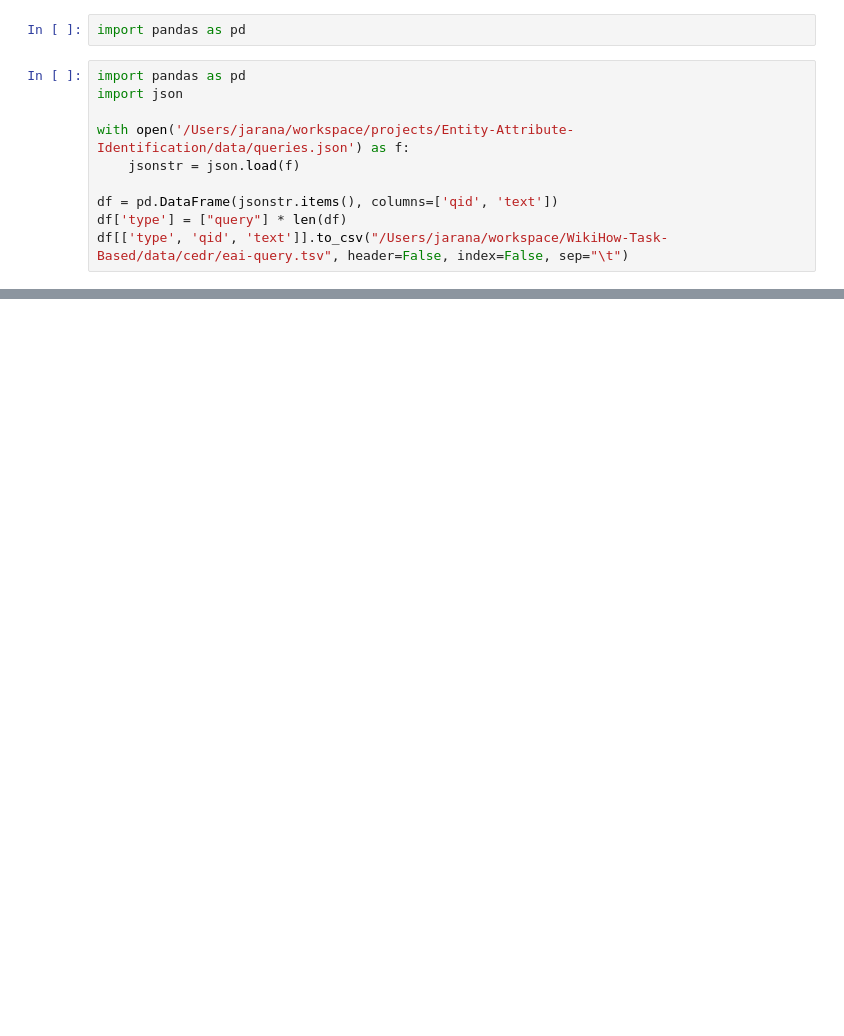
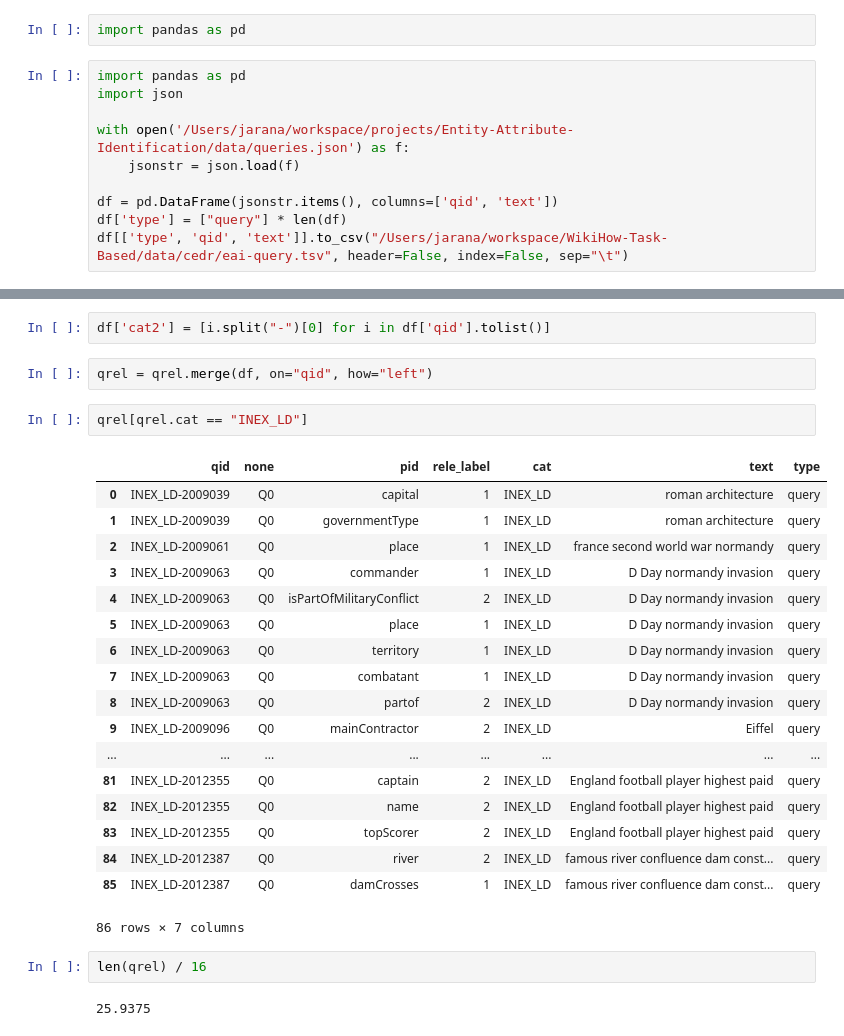
Before and after one commit to feay1234/WikiHow-Task-Based, a Jupyter notebook: Preprocessing Entity-Attribute-Identification (CIKM2018) dataset.ipynb, the cells around one changed output, grey strips where cells are left out. Drawn from its saved outputs; the diff is of its cells as text; blank space fills up the shorter version.

```diff
--- a/Preprocessing Entity-Attribute-Identification (CIKM2018) dataset.ipynb
+++ b/Preprocessing Entity-Attribute-Identification (CIKM2018) dataset.ipynb
@@ -101,0 +312,29 @@ for fold in range(foldNum):
+# %%
+df['cat2'] = [i.split("-")[0] for i in df['qid'].tolist()]
+# %%
+qrel = qrel.merge(df, on="qid", how="left")
+# %%
+qrel[qrel.cat == "INEX_LD"]
+# %% [output]
+|  | qid | none | pid | rele_label | cat | text | type |
+| 0 | INEX_LD-2009039 | Q0 | capital | 1 | INEX_LD | roman architecture | query |
+| 1 | INEX_LD-2009039 | Q0 | governmentType | 1 | INEX_LD | roman architecture | query |
+| 2 | INEX_LD-2009061 | Q0 | place | 1 | INEX_LD | france second world war normandy | query |
+| 3 | INEX_LD-2009063 | Q0 | commander | 1 | INEX_LD | D Day normandy invasion | query |
+| 4 | INEX_LD-2009063 | Q0 | isPartOfMilitaryConflict | 2 | INEX_LD | D Day normandy invasion | query |
+| 5 | INEX_LD-2009063 | Q0 | place | 1 | INEX_LD | D Day normandy invasion | query |
+| 6 | INEX_LD-2009063 | Q0 | territory | 1 | INEX_LD | D Day normandy invasion | query |
+| 7 | INEX_LD-2009063 | Q0 | combatant | 1 | INEX_LD | D Day normandy invasion | query |
+| 8 | INEX_LD-2009063 | Q0 | partof | 2 | INEX_LD | D Day normandy invasion | query |
+| 9 | INEX_LD-2009096 | Q0 | mainContractor | 2 | INEX_LD | Eiffel | query |
+| ... | ... | ... | ... | ... | ... | ... | ... |
+| 81 | INEX_LD-2012355 | Q0 | captain | 2 | INEX_LD | England football player highest paid | query |
+| 82 | INEX_LD-2012355 | Q0 | name | 2 | INEX_LD | England football player highest paid | query |
+| 83 | INEX_LD-2012355 | Q0 | topScorer | 2 | INEX_LD | England football player highest paid | query |
+| 84 | INEX_LD-2012387 | Q0 | river | 2 | INEX_LD | famous river confluence dam const... | query |
+| 85 | INEX_LD-2012387 | Q0 | damCrosses | 1 | INEX_LD | famous river confluence dam const... | query |
+86 rows × 7 columns
+# %%
+len(qrel) / 16
+# %% [output]
+25.9375
```
Also changed, not shown: parts of 21 cells of this notebook, 3 other files.
